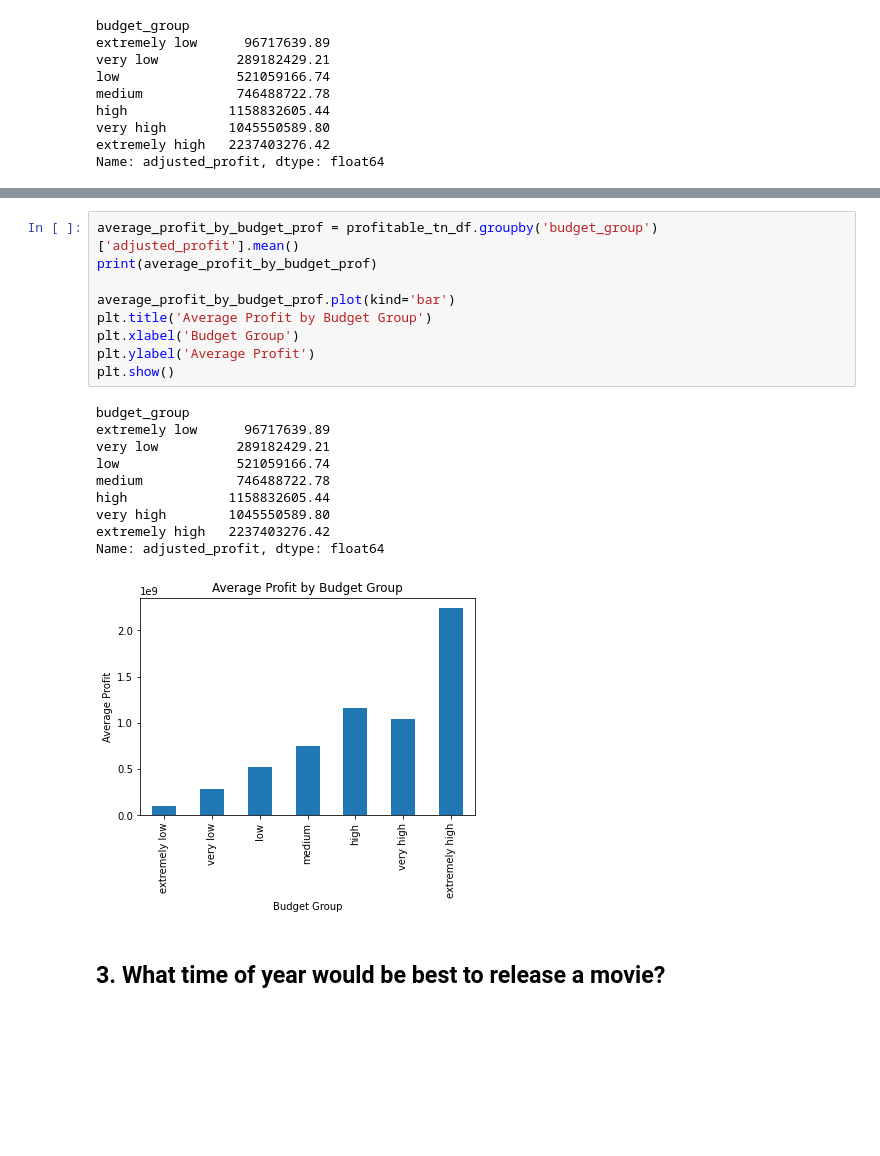
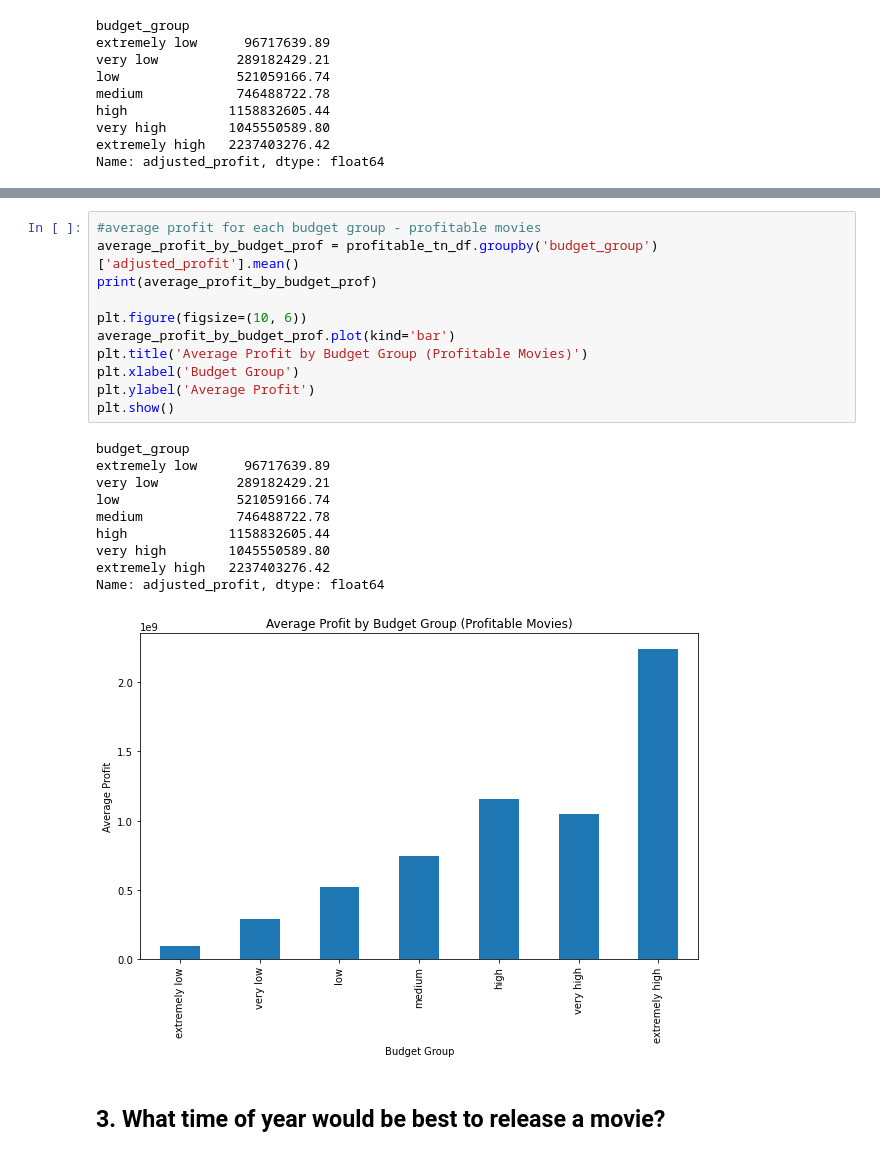
Before and after one commit to morgannash1/movie_analysis_project, a Jupyter notebook: notebook.ipynb, the cells around one changed output, grey strips where cells are left out. Cells and saved outputs as stored; diff of their text form; blank space fills up the shorter version.

```diff
--- a/notebook.ipynb
+++ b/notebook.ipynb
@@ -866,25 +855,27 @@ very high        0.69
 extremely high   0.73
 Name: profit_margin, dtype: float64
 # %%
+#average profit for each budget group - profitable movies
 average_profit_by_budget_prof = profitable_tn_df.groupby('budget_group')['adjusted_profit'].mean()
 print(average_profit_by_budget_prof)
 
+plt.figure(figsize=(10, 6))
 average_profit_by_budget_prof.plot(kind='bar')
-plt.title('Average Profit by Budget Group')
+plt.title('Average Profit by Budget Group (Profitable Movies)')
 plt.xlabel('Budget Group')
 plt.ylabel('Average Profit')
 plt.show()
 # %% [output]
 budget_group
 extremely low      96717639.89
 very low          289182429.21
 low               521059166.74
 medium            746488722.78
 high             1158832605.44
 very high        1045550589.80
 extremely high   2237403276.42
 Name: adjusted_profit, dtype: float64
-[figure, old version]
+[figure, new version]
 # %% [markdown]
 ## 3. What time of year would be best to release a movie?
 # %%
```
Also changed, not shown: parts of 32 cells of this notebook.
